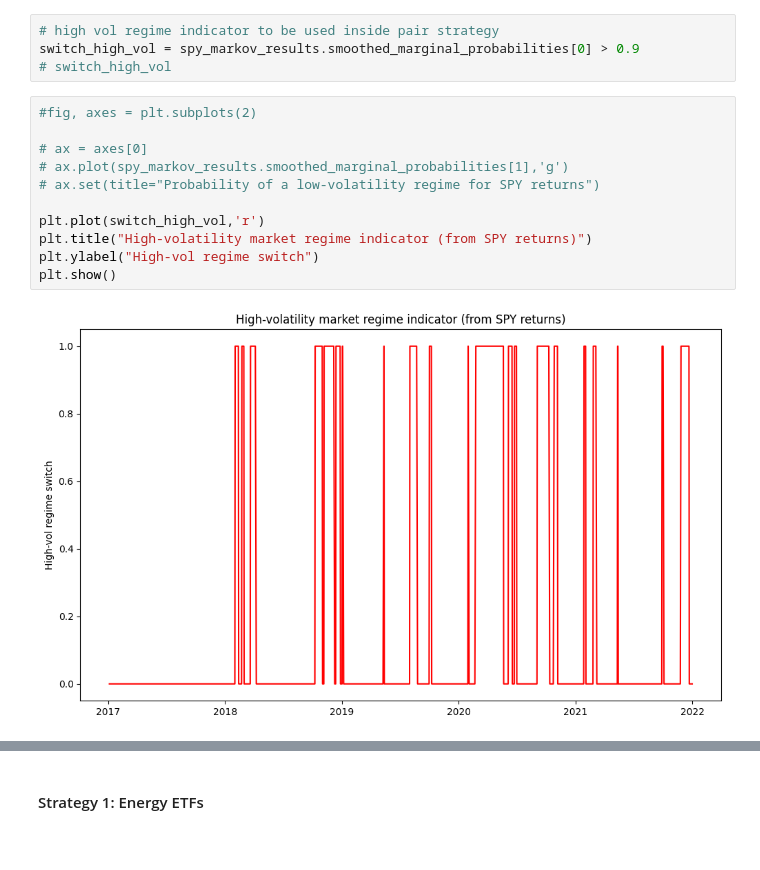
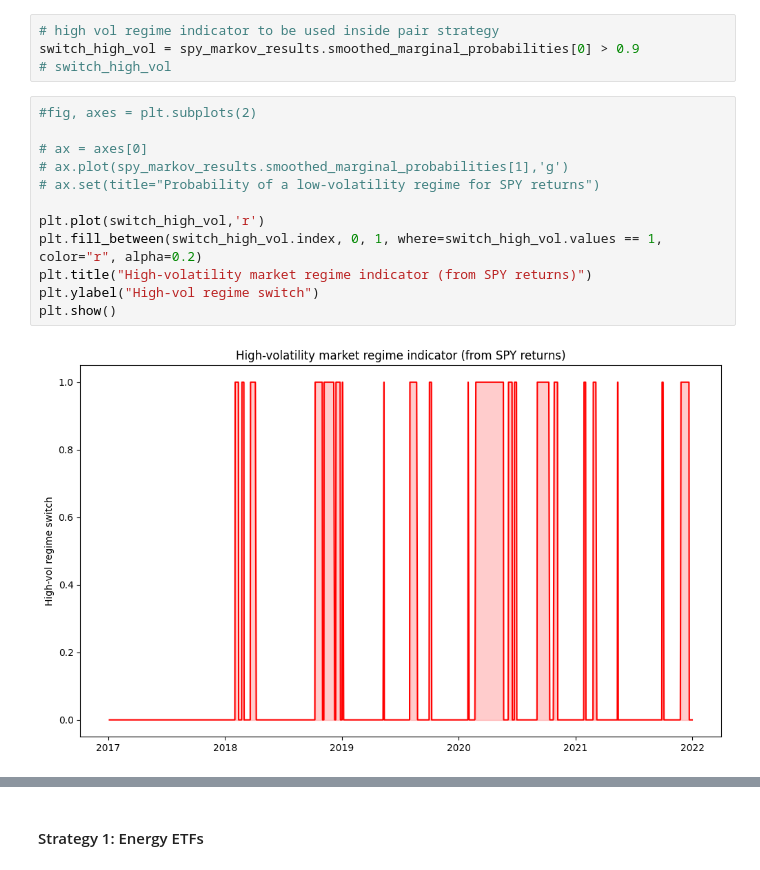
Before and after one commit to George-Creekbed/capstone_review, a Jupyter notebook: step2.ipynb, the cells around one changed output, grey strips where cells are left out. Saved outputs shown, nothing was run; the diff lists cells and outputs as text.

```diff
--- a/step2.ipynb
+++ b/step2.ipynb
@@ -82,13 +127,14 @@ switch_high_vol = spy_markov_results.smoothed_marginal_probabilities[0] > 0.9
 # %%
 #fig, axes = plt.subplots(2)
 
 # ax = axes[0]
 # ax.plot(spy_markov_results.smoothed_marginal_probabilities[1],'g')
 # ax.set(title="Probability of a low-volatility regime for SPY returns")
 
 plt.plot(switch_high_vol,'r')
+plt.fill_between(switch_high_vol.index, 0, 1, where=switch_high_vol.values == 1, color="r", alpha=0.2)
 plt.title("High-volatility market regime indicator (from SPY returns)")
 plt.ylabel("High-vol regime switch")
 plt.show()
 # %% [output]
-[figure, old version]
+[figure, new version]
```
Also changed, not shown: parts of 16 cells of this notebook.
